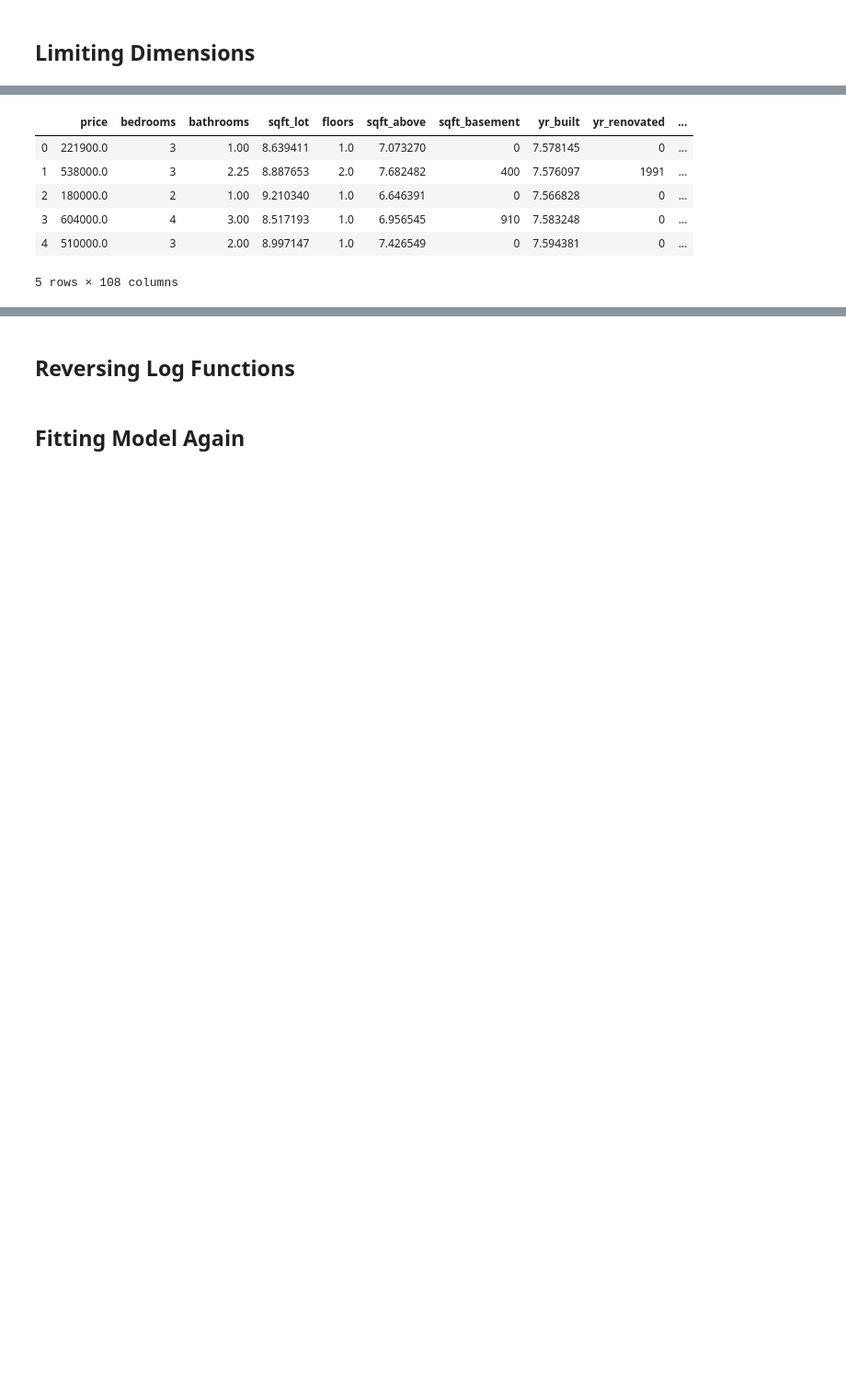
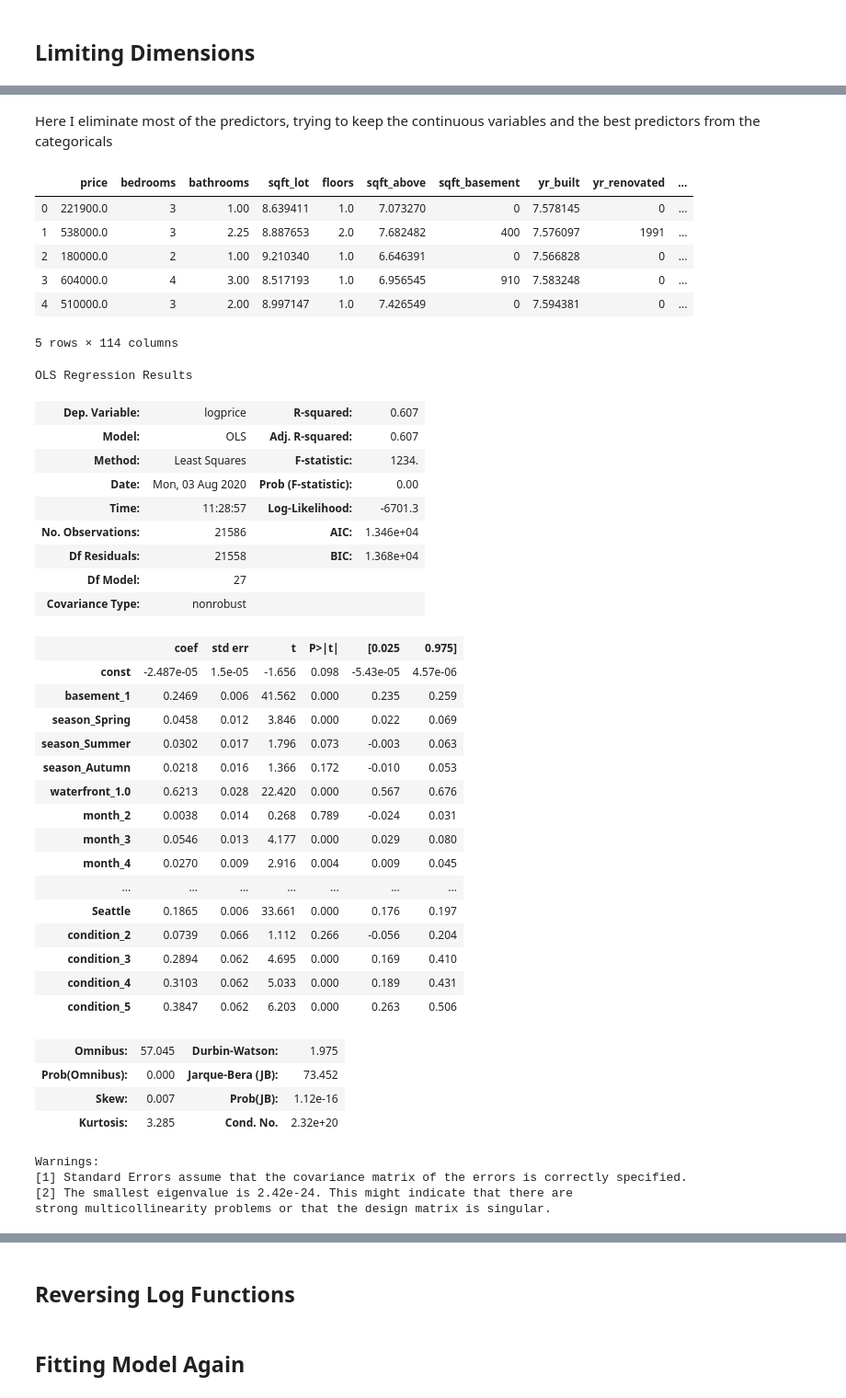
Before and after one commit to aradaha/dsc-mod-2-project-v2-1-onl01-dtsc-ft-030220, a Jupyter notebook: student.ipynb, the cells around one changed output, grey strips where cells are left out. Shown at 92% size. Saved outputs shown, nothing was run; the diff lists cells and outputs as text; code cells hidden in the pictures; blank space fills up the shorter version.

```diff
--- a/student.ipynb
+++ b/student.ipynb
@@ -457,3 +475,5 @@ Square foot living 15, square foot above, square foot lot, square foot lot 15, a
+# %%
+df = df.drop(['sqft_lot15'], axis = 1)
 # %% [markdown]
 # Performing Regression Diagnostics
 # %% [markdown]
@@ -562,7 +581,6 @@ def sklearn_regress_summary(df):
     X_train,X_test,y_train,y_test = train_test_split(X_scaled,y)
     lr = LinearRegression()
     lr.fit(X_train,y_train) # fits model
-    coeff_array = lr.coef_
     r_2 = metrics.r2_score(y_test, lr.predict(X_test))
     mse = metrics.mean_squared_error(np.exp(y_test), np.exp(lr.predict(X_test)))
     print("Results:")
@@ -616,3 +610,7 @@ df.head()
+# %% [markdown]
+Here I eliminate most of the predictors, trying to keep the continuous variables and the best predictors from the categoricals
+# %%
+df2 = df.copy()
 # %%
 df2.head()
 # %% [output]
@@ -622,7 +620,54 @@ df2.head()
 | 2 | 180000.0 | 2 | 1.00 | 9.210340 | 1.0 | 6.646391 | 0 | 7.566828 | 0 | ... |
 | 3 | 604000.0 | 4 | 3.00 | 8.517193 | 1.0 | 6.956545 | 910 | 7.583248 | 0 | ... |
 | 4 | 510000.0 | 3 | 2.00 | 8.997147 | 1.0 | 7.426549 | 0 | 7.594381 | 0 | ... |
-5 rows × 108 columns
+5 rows × 114 columns
+# %%
+df2 = df2[['price', 'logprice','basement_1','season_Spring','season_Summer','season_Autumn',
+           'waterfront_1.0','month_2','month_3','month_4','month_5','month_6','month_7',
+           'month_8','month_9','month_10','month_11','month_12','bedrooms','bathrooms','sqft_lot',
+           'floors','sqft_above','yr_built','sqft_living15','Year','Day','Julian',
+           'Seattle','condition_2','condition_3','condition_4','condition_5']]
+# %%
+X = df2.drop(['logprice','price'], axis=1)
+y = df['logprice']
+X1 = sm.add_constant(X)
+est = sm.OLS(y, X1).fit()
+est.summary()
+# %% [output]
+OLS Regression Results
+| Dep. Variable: | logprice | R-squared: | 0.607 |
+| Model: | OLS | Adj. R-squared: | 0.607 |
+| Method: | Least Squares | F-statistic: | 1234. |
+| Date: | Mon, 03 Aug 2020 | Prob (F-statistic): | 0.00 |
+| Time: | 11:28:57 | Log-Likelihood: | -6701.3 |
+| No. Observations: | 21586 | AIC: | 1.346e+04 |
+| Df Residuals: | 21558 | BIC: | 1.368e+04 |
+| Df Model: | 27 |  |  |
+| Covariance Type: | nonrobust |  |  |
+|  | coef | std err | t | P>|t| | [0.025 | 0.975] |
+| const | -2.487e-05 | 1.5e-05 | -1.656 | 0.098 | -5.43e-05 | 4.57e-06 |
+| basement_1 | 0.2469 | 0.006 | 41.562 | 0.000 | 0.235 | 0.259 |
+| season_Spring | 0.0458 | 0.012 | 3.846 | 0.000 | 0.022 | 0.069 |
+| season_Summer | 0.0302 | 0.017 | 1.796 | 0.073 | -0.003 | 0.063 |
+| season_Autumn | 0.0218 | 0.016 | 1.366 | 0.172 | -0.010 | 0.053 |
+| waterfront_1.0 | 0.6213 | 0.028 | 22.420 | 0.000 | 0.567 | 0.676 |
+| month_2 | 0.0038 | 0.014 | 0.268 | 0.789 | -0.024 | 0.031 |
+| month_3 | 0.0546 | 0.013 | 4.177 | 0.000 | 0.029 | 0.080 |
+| month_4 | 0.0270 | 0.009 | 2.916 | 0.004 | 0.009 | 0.045 |
+| ... | ... | ... | ... | ... | ... | ... |
+| Seattle | 0.1865 | 0.006 | 33.661 | 0.000 | 0.176 | 0.197 |
+| condition_2 | 0.0739 | 0.066 | 1.112 | 0.266 | -0.056 | 0.204 |
+| condition_3 | 0.2894 | 0.062 | 4.695 | 0.000 | 0.169 | 0.410 |
+| condition_4 | 0.3103 | 0.062 | 5.033 | 0.000 | 0.189 | 0.431 |
+| condition_5 | 0.3847 | 0.062 | 6.203 | 0.000 | 0.263 | 0.506 |
+| Omnibus: | 57.045 | Durbin-Watson: | 1.975 |
+| Prob(Omnibus): | 0.000 | Jarque-Bera (JB): | 73.452 |
+| Skew: | 0.007 | Prob(JB): | 1.12e-16 |
+| Kurtosis: | 3.285 | Cond. No. | 2.32e+20 |
+Warnings:
+[1] Standard Errors assume that the covariance matrix of the errors is correctly specified.
+[2] The smallest eigenvalue is 2.42e-24. This might indicate that there are
+strong multicollinearity problems or that the design matrix is singular.
 # %%
 sklearn_regress_summary(df2)
 # %% [output]
```
Also changed, not shown: parts of 18 cells of this notebook.
